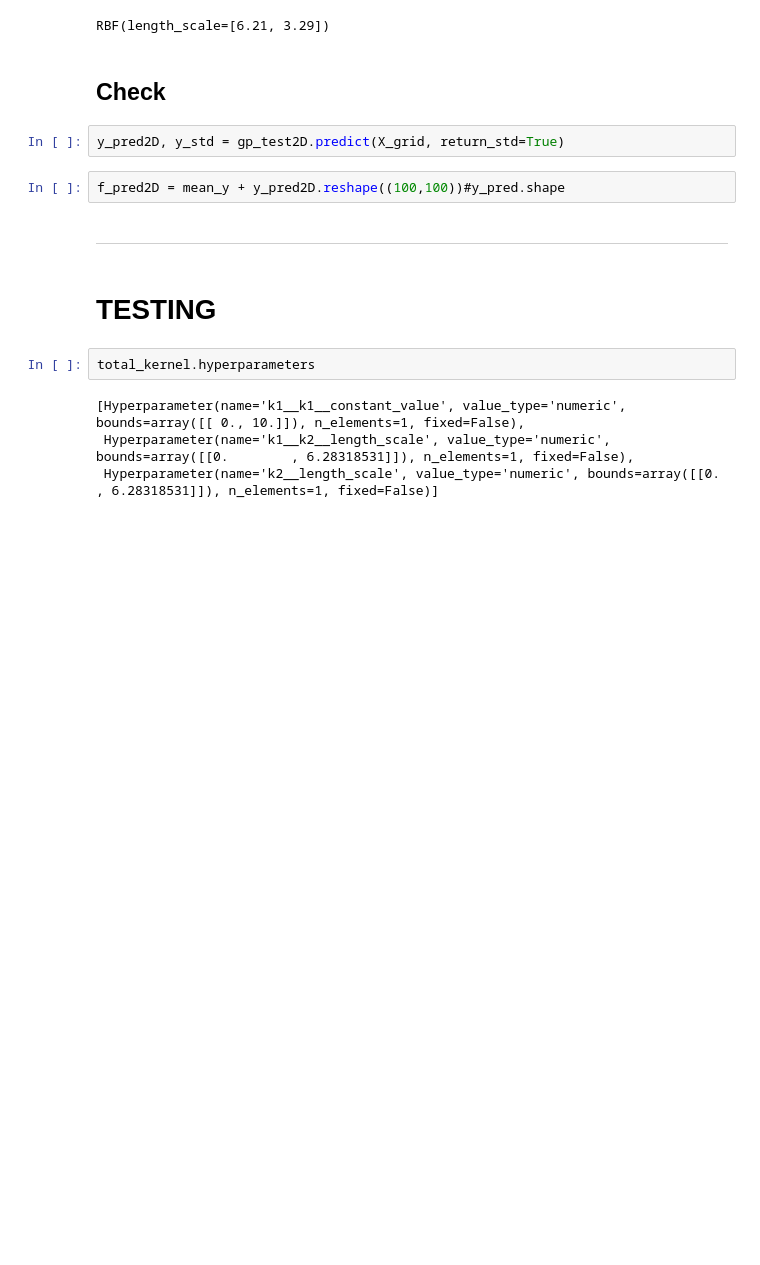
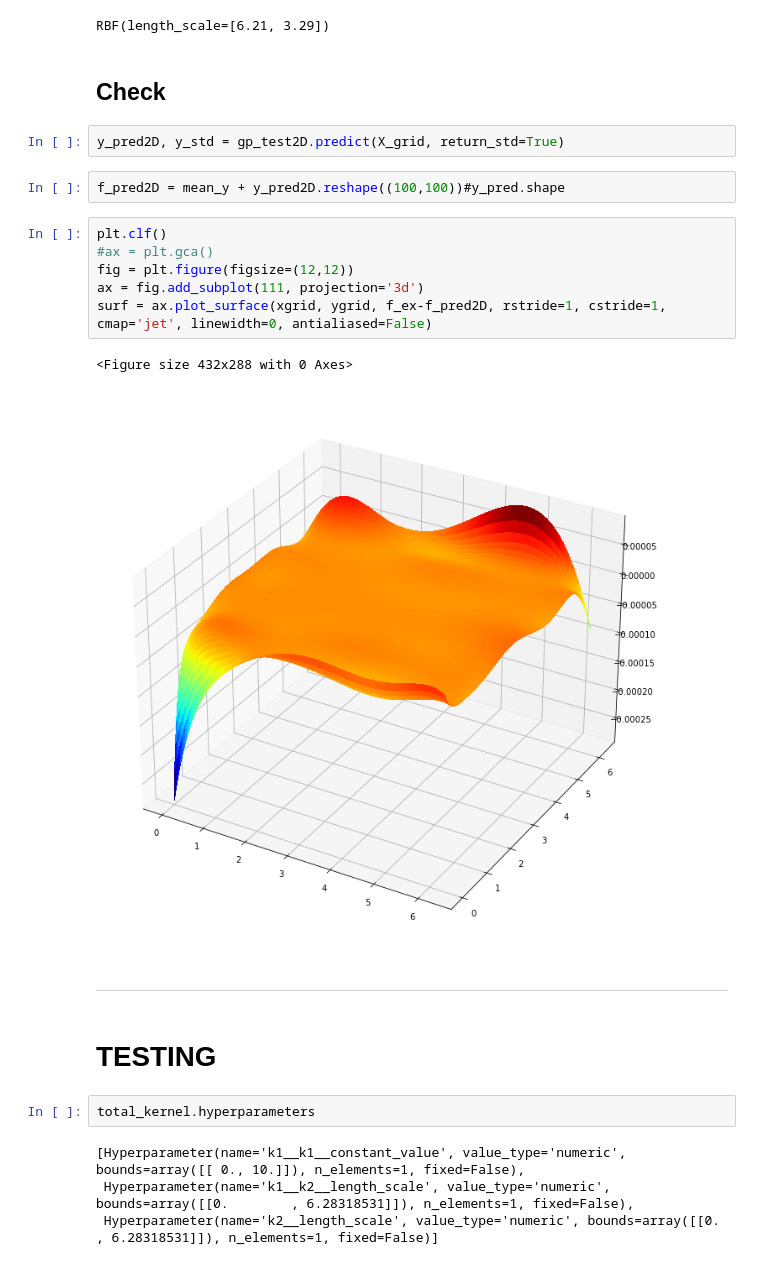
Before and after one commit to profxj/glider_gp, a Jupyter notebook: docs/nb/FussingAbout.ipynb, the cells around one changed output. Cells and saved outputs as stored; diff of their text form; blank space fills up the shorter version.

```diff
--- a/docs/nb/FussingAbout.ipynb
+++ b/docs/nb/FussingAbout.ipynb
@@ -212,6 +207,15 @@ RBF(length_scale=[6.21, 3.29])
 y_pred2D, y_std = gp_test2D.predict(X_grid, return_std=True)
 # %%
 f_pred2D = mean_y + y_pred2D.reshape((100,100))#y_pred.shape
+# %%
+plt.clf()
+#ax = plt.gca()
+fig = plt.figure(figsize=(12,12))
+ax = fig.add_subplot(111, projection='3d')
+surf = ax.plot_surface(xgrid, ygrid, f_ex-f_pred2D, rstride=1, cstride=1, cmap='jet', linewidth=0, antialiased=False)
+# %% [output]
+<Figure size 432x288 with 0 Axes>
+[figure, added]
 # %% [markdown]
 ----
 # %% [markdown]
```
Also changed, not shown: parts of 1 cell of this notebook, 5 other files.
